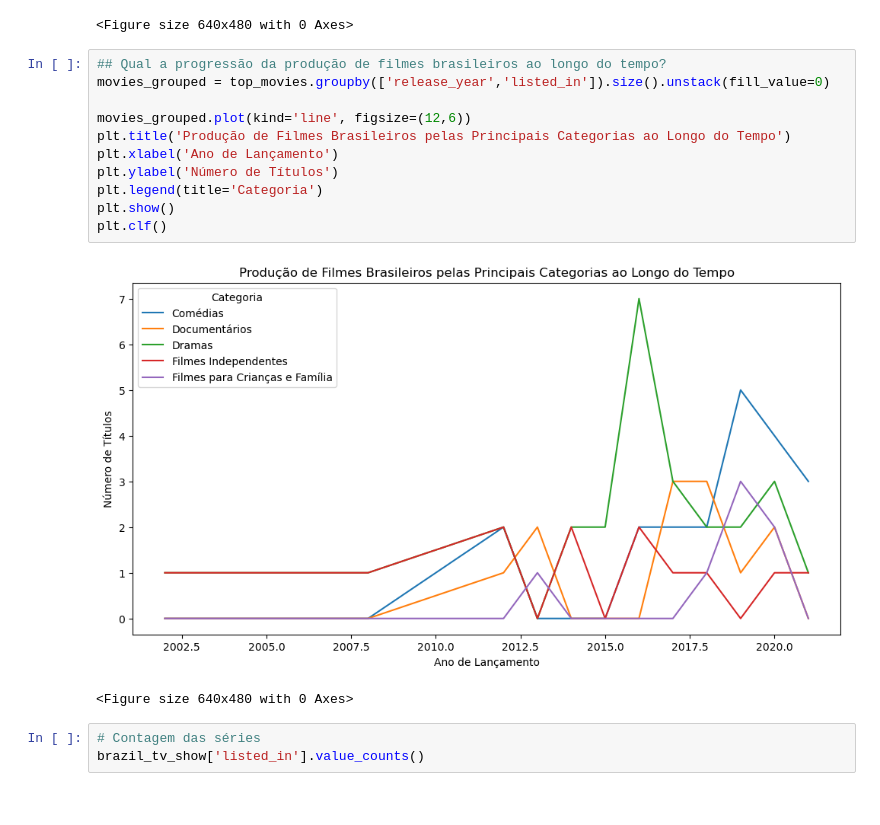
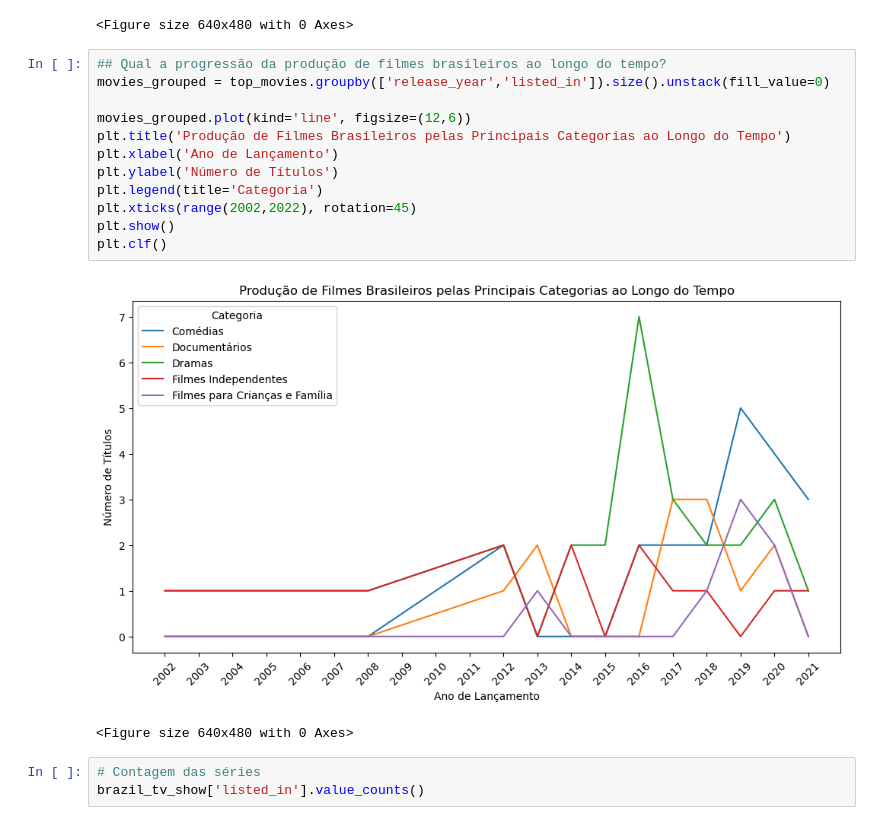
Before and after one commit to fernandococco/brazil_netflix, a Jupyter notebook: brazil_content.ipynb, the cells around one changed output. Cells and saved outputs as stored; diff of their text form.

```diff
--- a/brazil_content.ipynb
+++ b/brazil_content.ipynb
@@ -448,16 +473,17 @@ plt.clf()
 # %%
 ## Qual a progressão da produção de filmes brasileiros ao longo do tempo?
 movies_grouped = top_movies.groupby(['release_year','listed_in']).size().unstack(fill_value=0)
 
 movies_grouped.plot(kind='line', figsize=(12,6))
 plt.title('Produção de Filmes Brasileiros pelas Principais Categorias ao Longo do Tempo')
 plt.xlabel('Ano de Lançamento')
 plt.ylabel('Número de Títulos')
 plt.legend(title='Categoria')
+plt.xticks(range(2002,2022), rotation=45)
 plt.show()
 plt.clf()
 # %% [output]
-[figure, old version]
+[figure, new version]
 <Figure size 640x480 with 0 Axes>
 # %%
 # Contagem das séries
```
Also changed, not shown: parts of 10 cells of this notebook.
